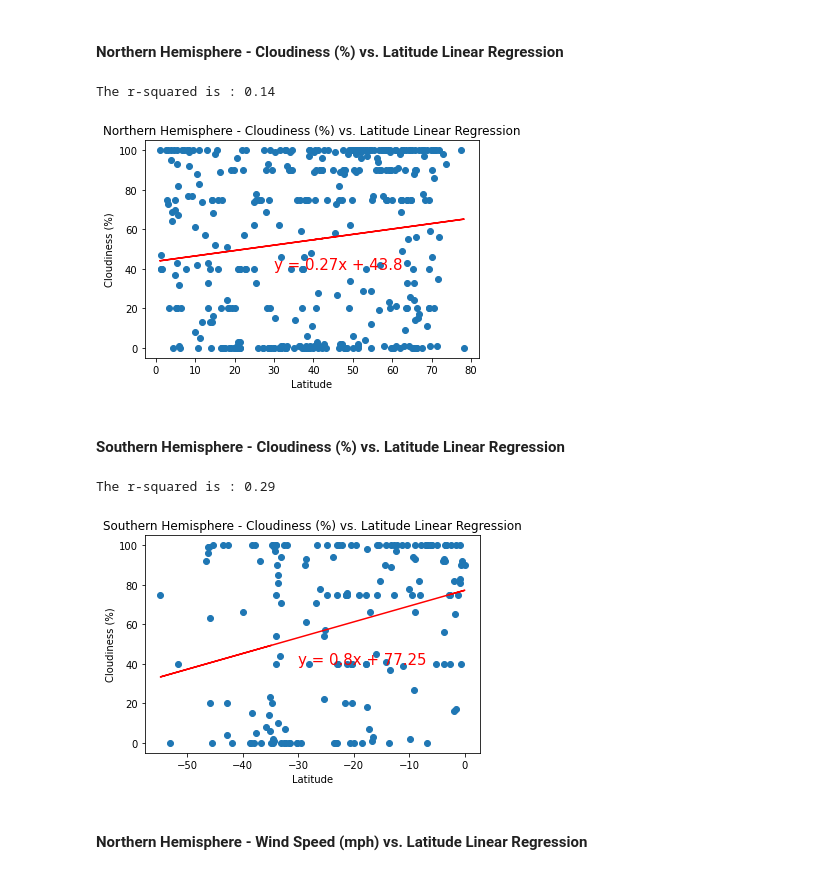
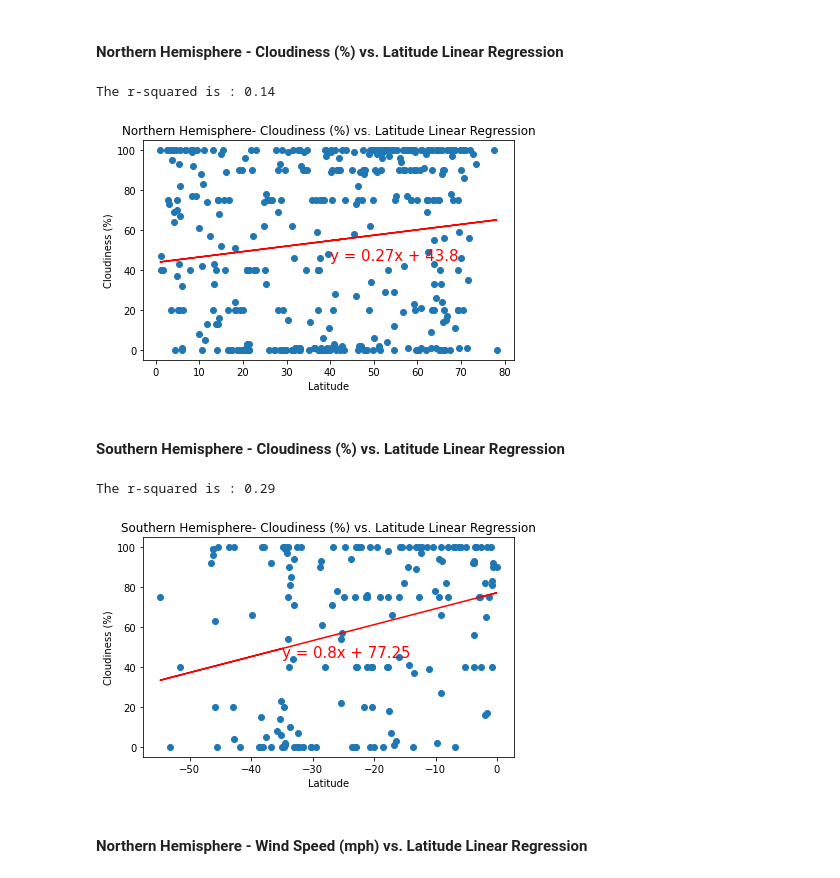
Before and after one commit to skayhan13/APIs-Challenge, a Jupyter notebook: WeatherPy/WeatherPy.ipynb, the cells around one changed output. Saved outputs shown, nothing was run; the diff lists cells and outputs as text; code cells hidden in the pictures.

```diff
--- a/WeatherPy/WeatherPy.ipynb
+++ b/WeatherPy/WeatherPy.ipynb
@@ -401,24 +404,25 @@ The r-squared is : 0.36
 # %%
 # Call on function 1
 equation = linear_regression(northern_hemisphere["Lat"], northern_hemisphere["Cloudiness"])
 
-# Call on function #2
-annotate(equation, 30, 40)
+# Call on function 2
+annotate(equation, 40, 45) #placement of linear regression line equation at (40,45)
 
 # Set a title
-plt.title("Northern Hemisphere - Cloudiness (%) vs. Latitude Linear Regression")
+plt.title("Northern Hemisphere- Cloudiness (%) vs. Latitude Linear Regression")
 
 # Set xlabel
 plt.xlabel("Latitude")
 
 # Set ylabel
 plt.ylabel("Cloudiness (%)")
+plt.tight_layout() #help tidy up the layout; will help keep eveything in proportion
 
 # Save the figure
-plt.savefig("../Images/Northern Hemisphere - Cloudiness (%) vs. Latitude Linear Regression.png")
+plt.savefig("../Images/Northern Hemisphere- Cloudiness (%) vs. Latitude Linear Regression.png")
 # %% [output]
 The r-squared is : 0.14
-[figure, old version]
+[figure, new version]
 # %% [markdown]
 ####  Southern Hemisphere - Cloudiness (%) vs. Latitude Linear Regression
 # %%
@@ -426,22 +430,23 @@ The r-squared is : 0.14
 equation = linear_regression(southern_hemisphere["Lat"], southern_hemisphere["Cloudiness"])
 
 # Call on function 2
-annotate(equation, -30, 40)
+annotate(equation, -35, 45) #placement of linear regression line equation at (-35,45)
 
 # Set a title
-plt.title("Southern Hemisphere - Cloudiness (%) vs. Latitude Linear Regression")
+plt.title("Southern Hemisphere- Cloudiness (%) vs. Latitude Linear Regression")
 
 # Set xlabel
 plt.xlabel("Latitude")
 
 # Set ylabel
 plt.ylabel("Cloudiness (%)")
+plt.tight_layout() #help tidy up the layout; will help keep eveything in proportion
 
 # Save the figure
-plt.savefig("../Images/Southern Hemisphere - Cloudiness (%) vs. Latitude Linear Regression.png")
+plt.savefig("../Images/Southern Hemisphere- Cloudiness (%) vs. Latitude Linear Regression.png")
 # %% [output]
 The r-squared is : 0.29
-[figure, old version]
+[figure, new version]
 # %% [markdown]
 ####  Northern Hemisphere - Wind Speed (mph) vs. Latitude Linear Regression
 # %%
```
Also changed, not shown: parts of 6 cells of this notebook, 15 other files.
